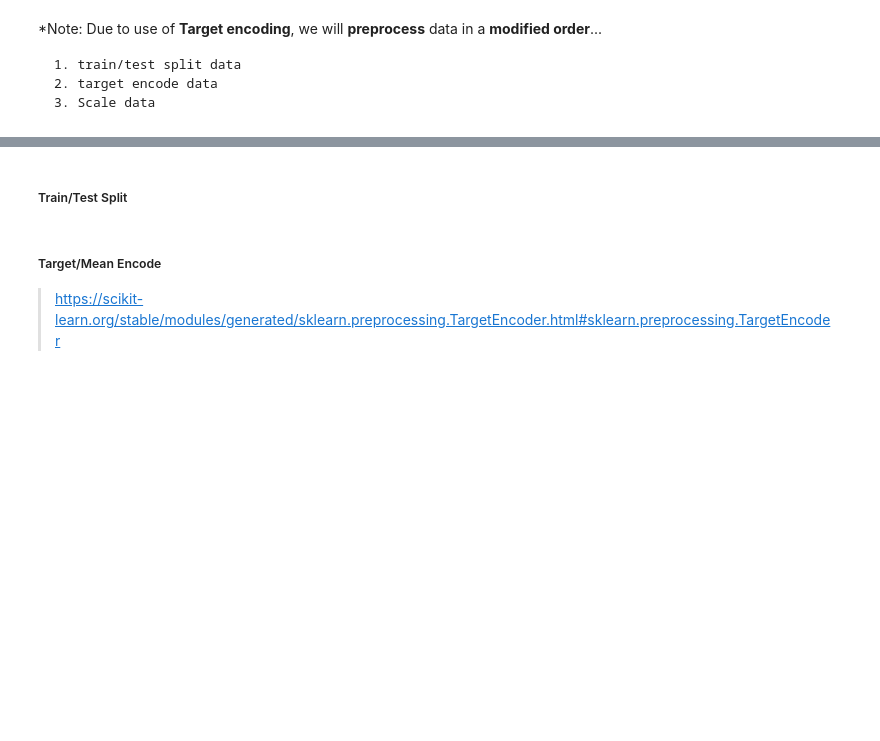
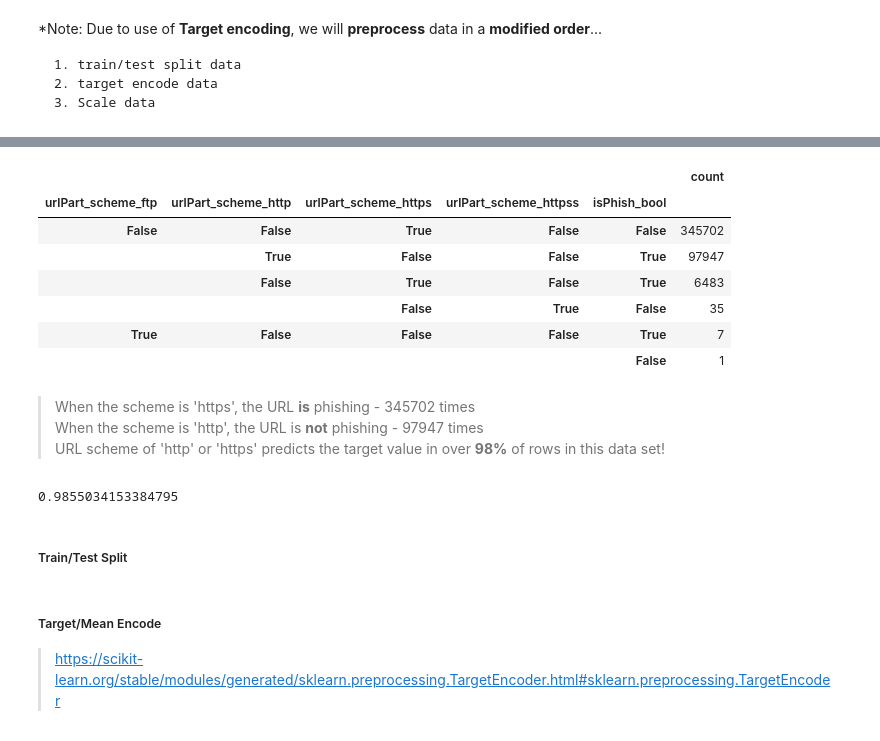
Before and after one commit to mdgarber/DetectPhishURL, a Jupyter notebook: DetectPhishURL/notebooks/detectPhish_preprocess&model.ipynb, the cells around one changed output, grey strips where cells are left out. Cells and saved outputs as stored; diff of their text form; code cells hidden in the pictures; blank space fills up the shorter version.

```diff
--- a/DetectPhishURL/notebooks/detectPhish_preprocess&model.ipynb
+++ b/DetectPhishURL/notebooks/detectPhish_preprocess&model.ipynb
@@ -272,3 +298,23 @@ memory usage: 32.6+ MB
+# %%
+pd.DataFrame(urlDataV2[['urlPart_scheme_ftp', 'urlPart_scheme_http', 'urlPart_scheme_https', 'urlPart_scheme_httpss', 'isPhish_bool']].value_counts())
+# %% [output]
+|  |  |  |  |  | count |
+| urlPart_scheme_ftp | urlPart_scheme_http | urlPart_scheme_https | urlPart_scheme_httpss | isPhish_bool |  |
+| False | False | True | False | False | 345702 |
+|  | True | False | False | True | 97947 |
+|  | False | True | False | True | 6483 |
+|  |  | False | True | False | 35 |
+| True | False | False | False | True | 7 |
+|  |  |  |  | False | 1 |
+# %% [markdown]
+> When the scheme is 'https', the URL **is** phishing     - 345702 times \
+> When the scheme is 'http',  the URL is **not** phishing - 97947  times \
+> URL scheme of 'http' or 'https' predicts the target value in over **98%** of rows in this data set!
+# %%
+#      https    http     total record count
+print((345702 + 97947) / 450175.0)
+# %% [output]
+0.9855034153384795
 # %% [markdown]
 ##### Train/Test Split
 # %%
```
Also changed, not shown: parts of 16 cells of this notebook.
